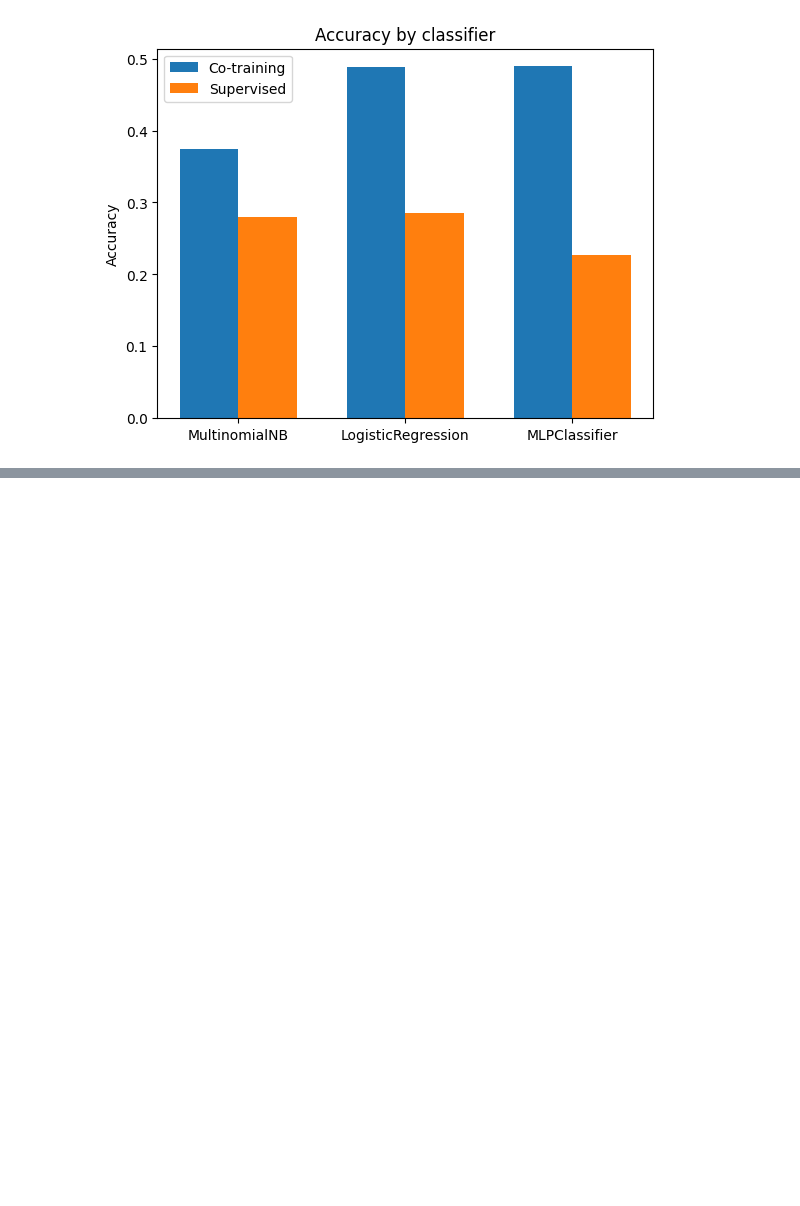
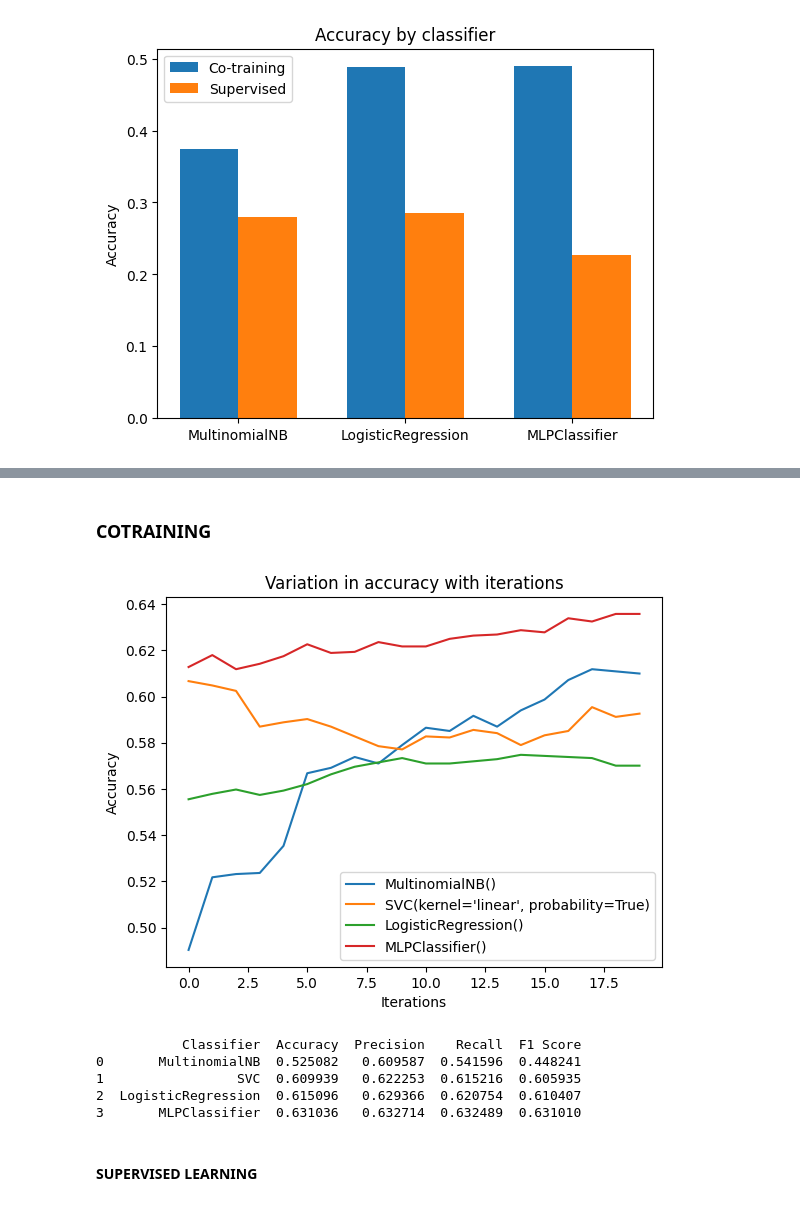
Before and after one commit to Shravya1234567/Combining_Labeled_and_Unlabeled_Data_with_Co-Training, a Jupyter notebook: project.ipynb, the cells around one changed output, grey strips where cells are left out. Cells and saved outputs as stored; diff of their text form; code cells hidden in the pictures; blank space fills up the shorter version.

```diff
--- a/project.ipynb
+++ b/project.ipynb
@@ -576,7 +596,7 @@ df = pd.DataFrame(columns=['Classifier','Accuracy','Precision','Recall','F1 Scor
 
 for i in range(len(clf_fulltexts)):
     clf_fulltext, clf_inlinks, accuracy_list, precision_list, recall_list, f1_list = cotrain_multi_class(arr,10,150,X_train_L,X_train_U,y_train_L,y_train_U, X_test, y_test, clf_fulltexts[i],clf_inlinkss[i])
-    df = df._append({'Classifier':names[i],'Accuracy':accuracy_list[-1],'Precision':precision_list[-1],'Recall':recall_list[-1],'F1 Score':f1_list[-1]},ignore_index=True)
+    df = df._append({'Classifier':names[i],'Accuracy':accuracy_list[i],'Precision':precision_list[i],'Recall':recall_list[i],'F1 Score':f1_list[i]},ignore_index=True)
 
 print(df)
 # %% [output]
@@ -844,0 +992,68 @@ plt.show()
+# %%
+# train test split
+X_train, X_test, y_train, y_test = train_test_split(data['x'], data['y'], test_size=0.2, random_state=0,shuffle=True)
+
+# taking 10 Labelled examples from each class
+X_train_L = []
+X_train_L1 = []
+X_train_U = []
+y_train_L = []
+y_train_L1 = []
+y_train_U = []
+
+count_0 = 0
+count_1 = 0
+
+for i in range(len(X_train)):
+    if y_train[i] == 0 and count_0 < 10:
+        X_train_L.append(X_train[i])
+        X_train_L1.append(X_train[i])
+        y_train_L.append(y_train[i])
+        y_train_L1.append(y_train[i])
+        count_0 += 1
+    elif y_train[i] == 1 and count_1 < 10:
+        X_train_L.append(X_train[i])
+        X_train_L1.append(X_train[i])
+        y_train_L.append(y_train[i])
+        y_train_L1.append(y_train[i])
+        count_1 += 1
+    else:
+        X_train_U.append(X_train[i])
+        y_train_U.append(y_train[i])
+# %% [markdown]
+### COTRAINING
+# %%
+clf_view1 = [MultinomialNB(),SVC(kernel='linear',probability=True),LogisticRegression(),MLPClassifier()]
+clf_view2 = [MultinomialNB(),SVC(kernel='linear',probability=True),LogisticRegression(),MLPClassifier()]
+for i in range(len(clf_view1)):
+    clf_v1, clf_v2, accuracy_list,_,_,_ = cotrain_binary(5,5,20,250,X_train_L,X_train_U,y_train_L,y_train_U, X_test, y_test, clf_view1[i],clf_view2[i],flag=1)
+    plt.plot(accuracy_list,label=clf_view1[i])
+plt.xlabel('Iterations')
+plt.ylabel('Accuracy')
+plt.title('Variation in accuracy with iterations')
+plt.legend()
+plt.show()
+# %% [output]
+[figure, added]
+# %%
+# # make table for accuracy, precision, recall, f1 score for each classifier for k = 15
+clf_view1 = [MultinomialNB(),SVC(kernel='linear',probability=True),LogisticRegression(),MLPClassifier()]
+clf_view2 = [MultinomialNB(),SVC(kernel='linear',probability=True),LogisticRegression(),MLPClassifier()]
+
+names = ['MultinomialNB','SVC','LogisticRegression','MLPClassifier']
+# use pandas dataframe to make table
+df = pd.DataFrame(columns=['Classifier','Accuracy','Precision','Recall','F1 Score'])
+
+for i in range(len(clf_view1)):
+    clf_v1, clf_v2, accuracy_list, precision_list, recall_list, f1_list = cotrain_binary(5,5,15,250,X_train_L,X_train_U,y_train_L,y_train_U, X_test, y_test, clf_view1[i],clf_view2[i],flag=1)
+    df = df._append({'Classifier':names[i],'Accuracy':accuracy_list[-1],'Precision':precision_list[-1],'Recall':recall_list[-1],'F1 Score':f1_list[-1]},ignore_index=True)
+
+print(df)
+# %% [output]
+           Classifier  Accuracy  Precision    Recall  F1 Score
+0       MultinomialNB  0.525082   0.609587  0.541596  0.448241
+1                 SVC  0.609939   0.622253  0.615216  0.605935
+2  LogisticRegression  0.615096   0.629366  0.620754  0.610407
+3       MLPClassifier  0.631036   0.632714  0.632489  0.631010
+# %% [markdown]
+#### SUPERVISED LEARNING
```
Also changed, not shown: parts of 18 cells of this notebook.
